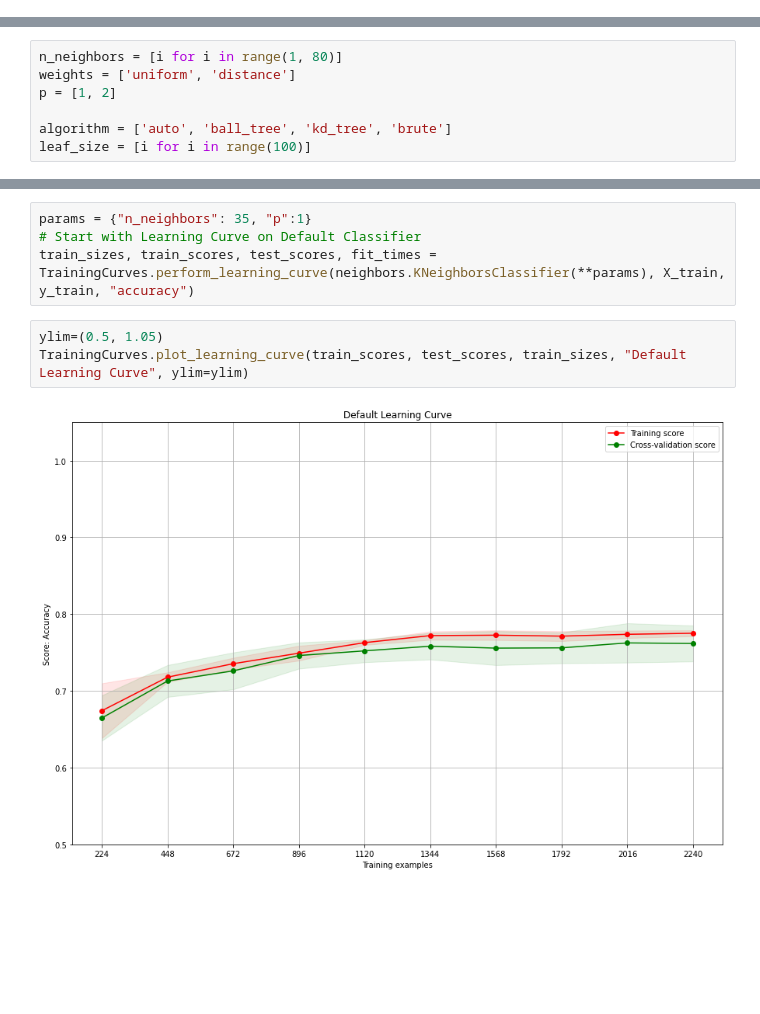
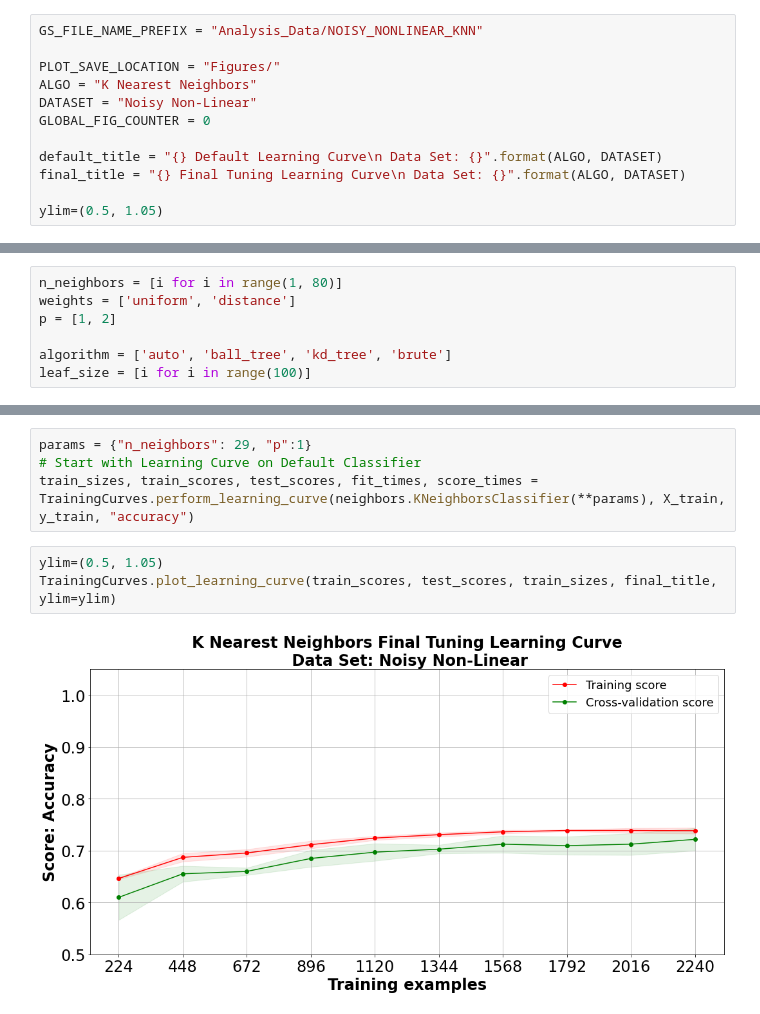
Before and after one commit to Inquisitive-ME/SupervisedLearning_Project_Code, a Jupyter notebook: KNN/generated_noisy_nonlinear_knn_analysis.ipynb, the cells around one changed output, grey strips where cells are left out. Drawn from its saved outputs; the diff is of its cells as text; blank space fills up the shorter version.

```diff
--- a/KNN/generated_noisy_nonlinear_knn_analysis.ipynb
+++ b/KNN/generated_noisy_nonlinear_knn_analysis.ipynb
@@ -20,3 +15,15 @@ GS_FILE_NAME_PREFIX = "Analysis_Data/NOISY_NONLINEAR_KNN"
+# %%
+GS_FILE_NAME_PREFIX = "Analysis_Data/NOISY_NONLINEAR_KNN"
+
+PLOT_SAVE_LOCATION = "Figures/"
+ALGO = "K Nearest Neighbors"
+DATASET = "Noisy Non-Linear"
+GLOBAL_FIG_COUNTER = 0
+
+default_title = "{} Default Learning Curve\n Data Set: {}".format(ALGO, DATASET)
+final_title = "{} Final Tuning Learning Curve\n Data Set: {}".format(ALGO, DATASET)
+
+ylim=(0.5, 1.05)
 # %%
 # Load Data
 X_train, X_test, y_train, y_test, y_test_non_noisy = get_noisy_nonlinear_with_non_noisy_labels()
@@ -104,12 +129,12 @@ TrainingCurves.plot_validation_curve(train_scores_mean, train_scores_std, test_s
 # %%
-params = {"n_neighbors": 35, "p":1}
+params = {"n_neighbors": 29, "p":1}
 # Start with Learning Curve on Default Classifier
-train_sizes, train_scores, test_scores, fit_times = TrainingCurves.perform_learning_curve(neighbors.KNeighborsClassifier(**params), X_train, y_train, "accuracy")
+train_sizes, train_scores, test_scores, fit_times, score_times = TrainingCurves.perform_learning_curve(neighbors.KNeighborsClassifier(**params), X_train, y_train, "accuracy")
 # %%
 ylim=(0.5, 1.05)
-TrainingCurves.plot_learning_curve(train_scores, test_scores, train_sizes, "Default Learning Curve", ylim=ylim)
+TrainingCurves.plot_learning_curve(train_scores, test_scores, train_sizes, final_title, ylim=ylim)
 # %% [output]
-[figure, old version]
+[figure, new version]
 # %%
 clf = neighbors.KNeighborsClassifier(**params)
 clf.fit(X_train, y_train)
```
Also changed, not shown: parts of 17 cells of this notebook, 4 other files.
